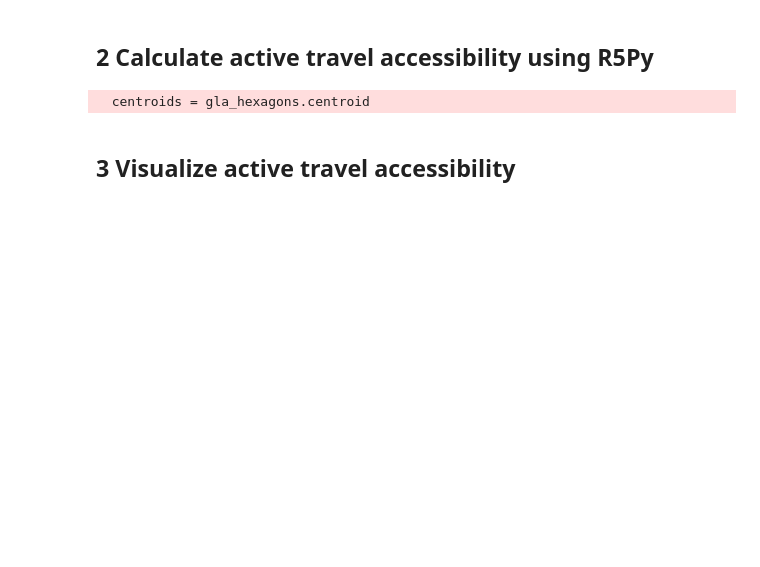
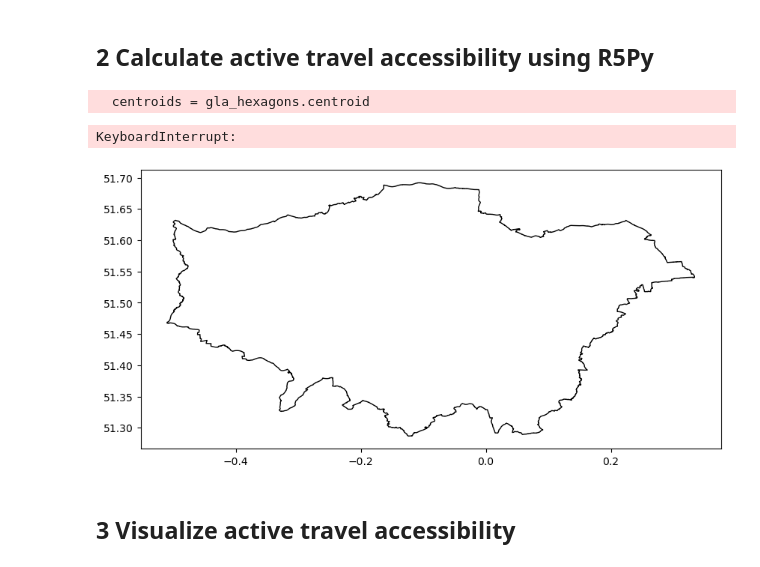
Before and after one commit to xnzhang-33/OSSEN-Workshop, a Jupyter notebook: ldn_access_percolation.ipynb, the cells around one changed output. Cells and saved outputs as stored; diff of their text form; code cells hidden in the pictures; blank space fills up the shorter version.

```diff
--- a/ldn_access_percolation.ipynb
+++ b/ldn_access_percolation.ipynb
@@ -113,3 +116,22 @@ time_matrix = gpd.GeoDataFrame(valid_od_matrix, geometry='geometry')
+# %%
+# Build a plot to show the travel times pairs
+fig, ax = plt.subplots(figsize=(10,8))  # Adjust size as needed
+
+# Plot the GLA boundary for context
+gla_boundary.plot(ax=ax, color='none', edgecolor='black', linewidth=1)
+
+# Plot the OD lines on the same axes
+time_matrix.plot(ax=ax, column = "travel_time", scheme='natural_breaks', alpha=0.0005)
+
+# Optional: Add labels, title, or grid
+ax.set_title('OD pairs of accessibility in Greater London')
+ax.set_xlabel('Longitude')
+ax.set_ylabel('Latitude')
+
+plt.show()
+# %% [output]
+KeyboardInterrupt:
+[figure, new version]
 # %% [markdown]
 ## 3 Visualize active travel accessibility
 # %%
```
Also changed, not shown: parts of 8 cells of this notebook, 4 other files.
